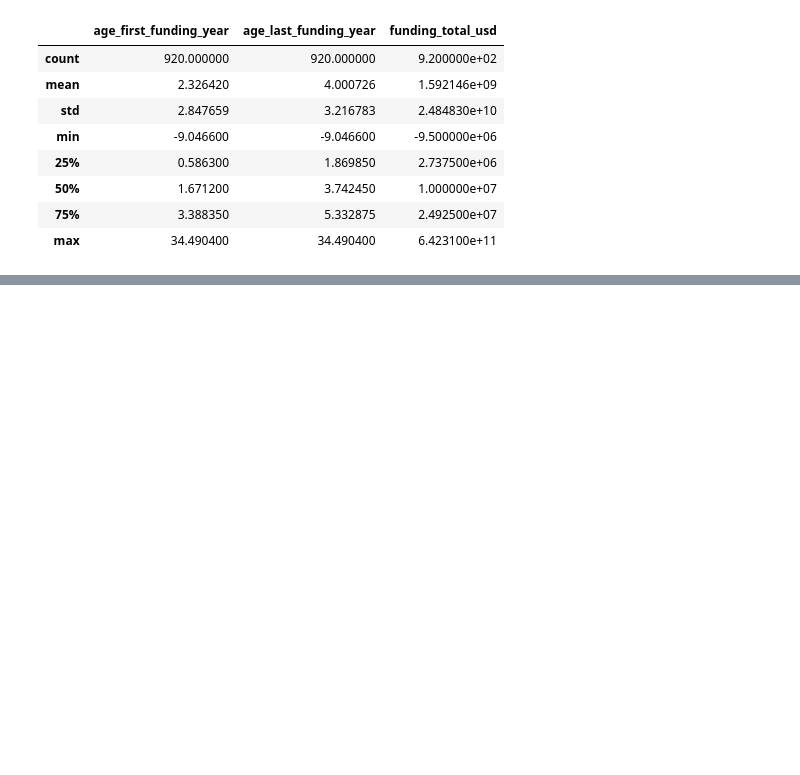
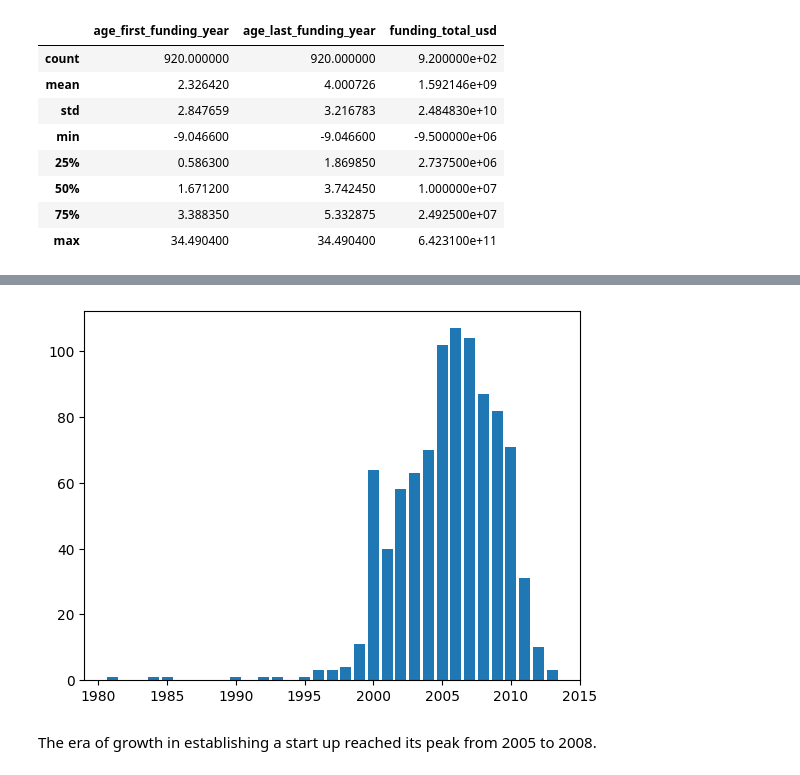
Before and after one commit to fahiradh/data-project, a Jupyter notebook: Project 1/start-up.ipynb, the cells around one changed output, grey strips where cells are left out. Drawn from its saved outputs; the diff is of its cells as text; code cells hidden in the pictures; blank space fills up the shorter version.

Commit message:
data visualization

```diff
--- a/Project 1/start-up.ipynb
+++ b/Project 1/start-up.ipynb
@@ -202,0 +242,3 @@ TypeError: unhashable type: 'Series'
+# %%
+df_copy = startup_df[['state_code', 'category_code', 'founded_at']].copy()
+df_copy.head()
@@ -202,0 +252,5 @@ TypeError: unhashable type: 'Series'
+# %%
+df_copy['founded_at'] = pd.to_datetime(df_copy['founded_at'])
+df_copy['day'] = df_copy['founded_at'].dt.day
+df_copy['month'] = df_copy['founded_at'].dt.month
+df_copy['year'] = df_copy['founded_at'].dt.year
@@ -202,0 +266,2 @@ TypeError: unhashable type: 'Series'
+# %%
+counts = df_copy['year'].value_counts().reset_index().rename(columns={"index": "year", 0: "count"})
@@ -202,0 +277,7 @@ TypeError: unhashable type: 'Series'
+# %%
+plt.bar(counts['year'], counts['count'])
+plt.show()
+# %% [output]
+[figure, added]
+# %% [markdown]
+The era of growth in establishing a start up reached its peak from 2005 to 2008.
```
Also changed, not shown: parts of 15 cells of this notebook.
